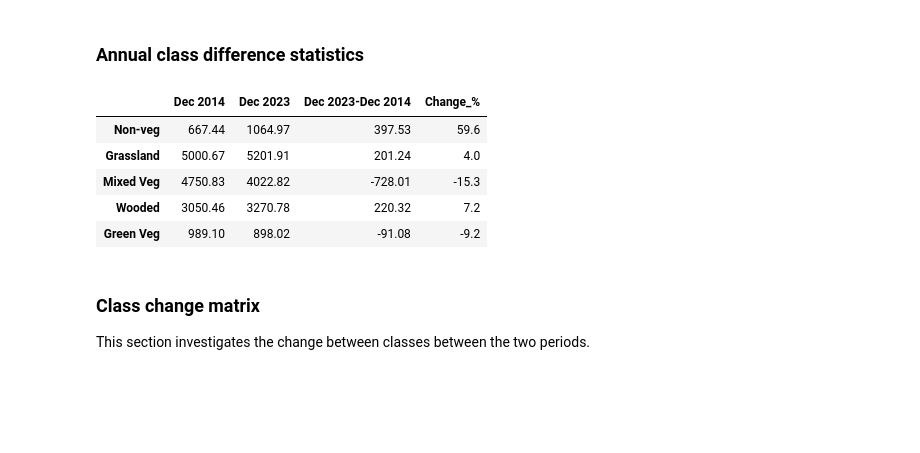
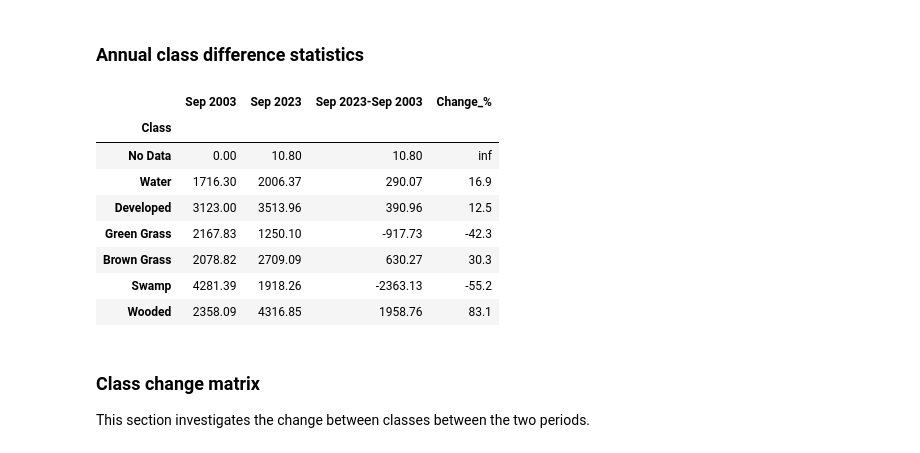
Before and after one commit to mjdear68/Hunter_Estuary_KBA, a Jupyter notebook: nbk/post_class_analysis.ipynb, the cells around one changed output. Drawn from its saved outputs; the diff is of its cells as text; code cells hidden in the pictures; blank space fills up the shorter version.

```diff
--- a/nbk/post_class_analysis.ipynb
+++ b/nbk/post_class_analysis.ipynb
@@ -52,0 +45,5 @@ poly = poly.to_crs(crs)
+# %%
+# Replace NaN with -999
+ds = ds.where(ds.notnull(), -999)
+# %%
+mask = xr.load_dataarray(netcdf_dir+'mask.nc')
@@ -52,0 +68,4 @@ poly = poly.to_crs(crs)
+# %%
+# Load the class names
+cl_names = pd.read_csv('cl_names.csv', header=None)[0]
+cl_names
@@ -204,32 +232,37 @@ df_annual_classes_prop
 # %% [markdown]
 ### Annual class difference statistics
 # %%
-data = np.array([[int(da.where(da == cl).count().values) for da in class_das] for cl in np.arange(len(cl_labels))])*spatial_res**2/area_unit_val
+data = np.array([[int(da.where(da == cl).count().values) for da in class_das] for cl in np.arange(len(cl_names))])*spatial_res**2/area_unit_val
 # %%
 df_annual_class_diff = pd.DataFrame(
     data = data,
     columns = periods,
-    index = cl_labels
+    index = cl_names
 )
+
+df_annual_class_diff.index.name = 'Class'
 
 # Add a difference column
 df_annual_class_diff[periods[1]+'-'+periods[0]] = df_annual_class_diff[periods[1]] - df_annual_class_diff[periods[0]]
 
 # Add a percentage change column
 df_annual_class_diff['Change_%'] = (df_annual_class_diff[periods[1]+'-'+periods[0]]
                                     .div(df_annual_class_diff[periods[0]], axis=0)
                                     .round(3)
                                     *100
                                    )
 
 df_annual_class_diff
 # %% [output]
-|  | Dec 2014 | Dec 2023 | Dec 2023-Dec 2014 | Change_% |
-| Non-veg | 667.44 | 1064.97 | 397.53 | 59.6 |
-| Grassland | 5000.67 | 5201.91 | 201.24 | 4.0 |
-| Mixed Veg | 4750.83 | 4022.82 | -728.01 | -15.3 |
-| Wooded | 3050.46 | 3270.78 | 220.32 | 7.2 |
-| Green Veg | 989.10 | 898.02 | -91.08 | -9.2 |
+|  | Sep 2003 | Sep 2023 | Sep 2023-Sep 2003 | Change_% |
+| Class |  |  |  |  |
+| No Data | 0.00 | 10.80 | 10.80 | inf |
+| Water | 1716.30 | 2006.37 | 290.07 | 16.9 |
+| Developed | 3123.00 | 3513.96 | 390.96 | 12.5 |
+| Green Grass | 2167.83 | 1250.10 | -917.73 | -42.3 |
+| Brown Grass | 2078.82 | 2709.09 | 630.27 | 30.3 |
+| Swamp | 4281.39 | 1918.26 | -2363.13 | -55.2 |
+| Wooded | 2358.09 | 4316.85 | 1958.76 | 83.1 |
 # %% [markdown]
 ### Class change matrix
 This section investigates the change between classes between the two periods.
```
Also changed, not shown: parts of 30 cells of this notebook, 8 other files.
